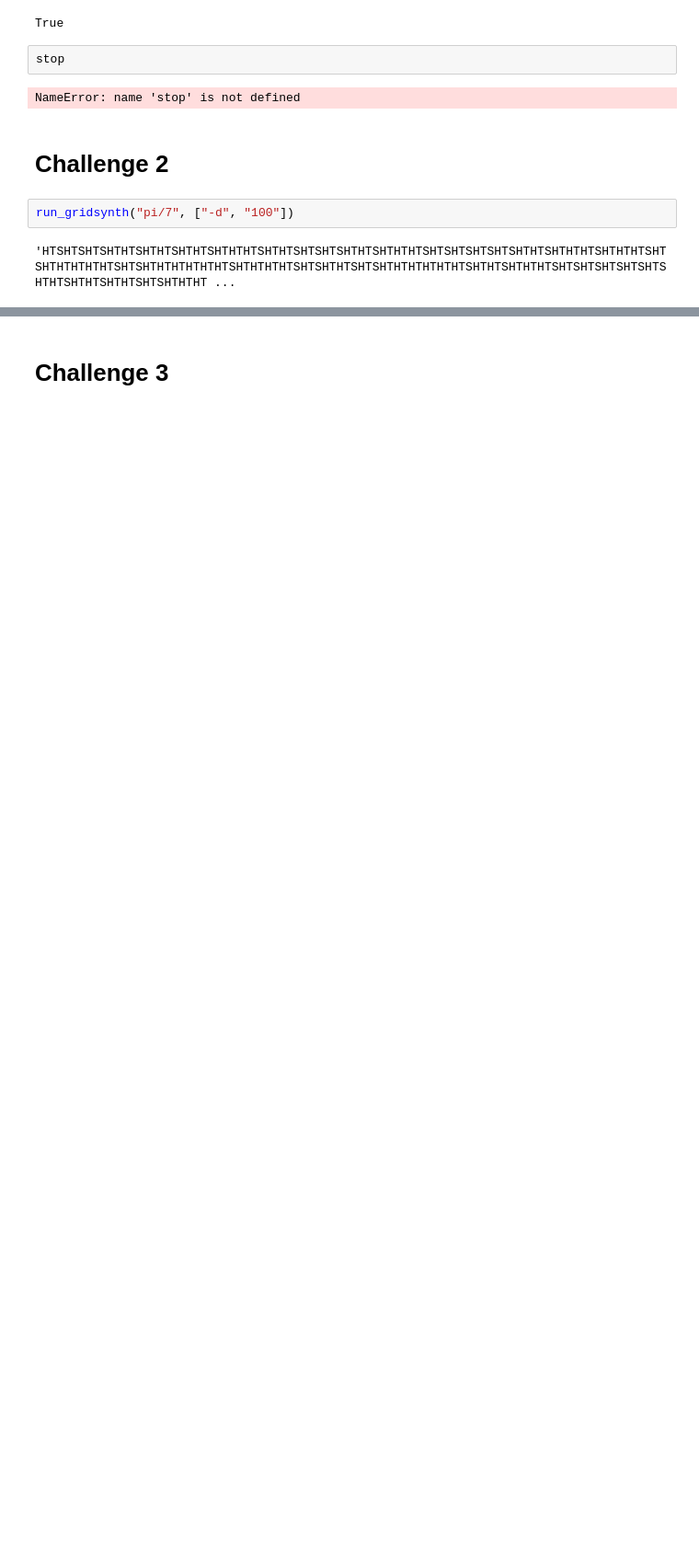
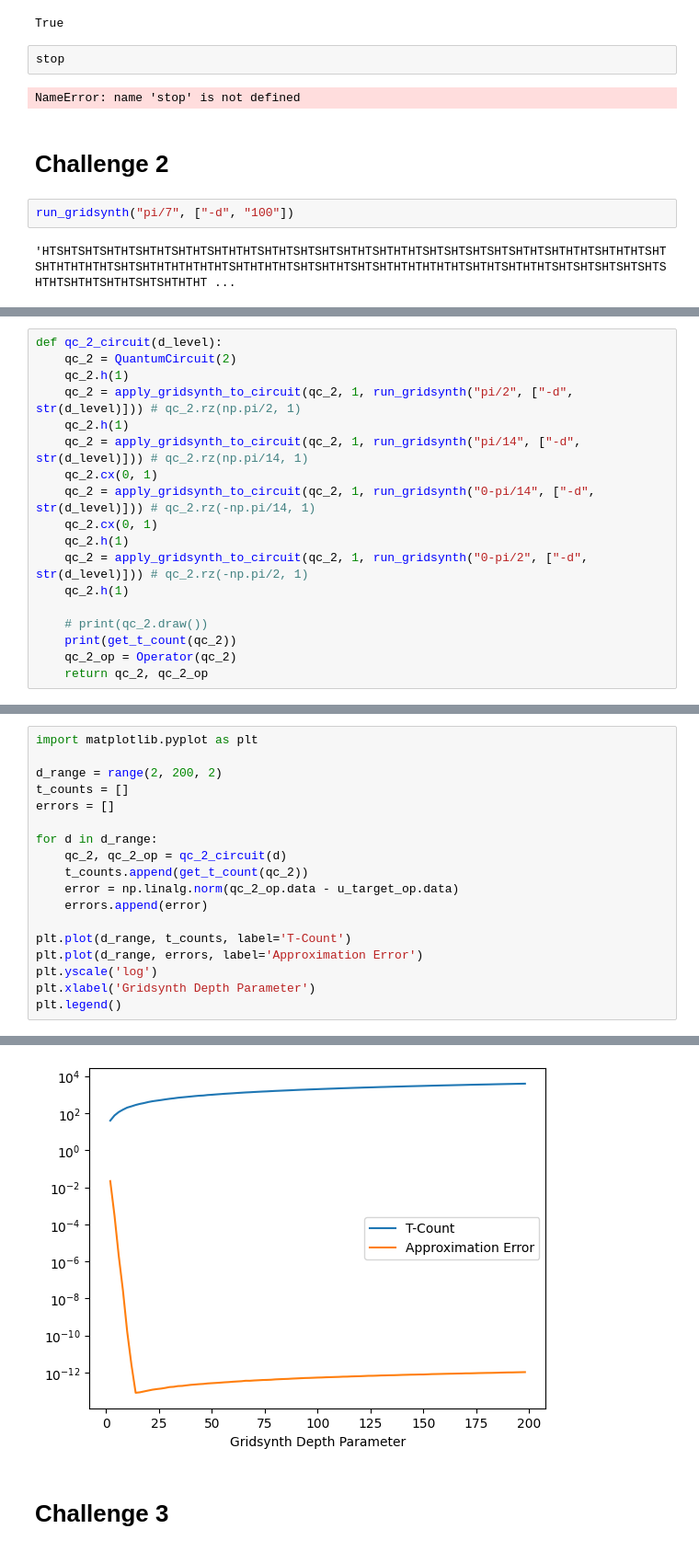
Before and after one commit to huientee/iQuHACK2026_Superquantum, a Jupyter notebook: qiskit_1.ipynb, the cells around one changed output, grey strips where cells are left out. Shown at 92% size. Drawn from its saved outputs; the diff is of its cells as text; blank space fills up the shorter version.

Commit message:
Plotted T count and error for challenge 2

```diff
--- a/qiskit_1.ipynb
+++ b/qiskit_1.ipynb
@@ -284,0 +242,18 @@ np.float64(0.3166833612185714)
+# %%
+def qc_2_circuit(d_level):
+    qc_2 = QuantumCircuit(2)
+    qc_2.h(1)
+    qc_2 = apply_gridsynth_to_circuit(qc_2, 1, run_gridsynth("pi/2", ["-d", str(d_level)])) # qc_2.rz(np.pi/2, 1)
+    qc_2.h(1)
+    qc_2 = apply_gridsynth_to_circuit(qc_2, 1, run_gridsynth("pi/14", ["-d", str(d_level)])) # qc_2.rz(np.pi/14, 1)
+    qc_2.cx(0, 1)
+    qc_2 = apply_gridsynth_to_circuit(qc_2, 1, run_gridsynth("0-pi/14", ["-d", str(d_level)])) # qc_2.rz(-np.pi/14, 1)
+    qc_2.cx(0, 1)
+    qc_2.h(1)
+    qc_2 = apply_gridsynth_to_circuit(qc_2, 1, run_gridsynth("0-pi/2", ["-d", str(d_level)])) # qc_2.rz(-np.pi/2, 1)
+    qc_2.h(1)
+
+    # print(qc_2.draw())
+    print(get_t_count(qc_2))
+    qc_2_op = Operator(qc_2)
+    return qc_2, qc_2_op
@@ -284,0 +292,19 @@ np.float64(0.3166833612185714)
+# %%
+import matplotlib.pyplot as plt
+
+d_range = range(2, 200, 2)
+t_counts = []
+errors = []
+
+for d in d_range:
+    qc_2, qc_2_op = qc_2_circuit(d)
+    t_counts.append(get_t_count(qc_2))
+    error = np.linalg.norm(qc_2_op.data - u_target_op.data)
+    errors.append(error)
+
+plt.plot(d_range, t_counts, label='T-Count')
+plt.plot(d_range, errors, label='Approximation Error')
+plt.yscale('log')
+plt.xlabel('Gridsynth Depth Parameter')
+plt.legend()
+# %% [output]
@@ -285,3 +329,4 @@ np.float64(0.3166833612185714)
+[figure, added]
 # %% [markdown]
 # Challenge 3
 # %%
```
Also changed, not shown: parts of 8 cells of this notebook.
